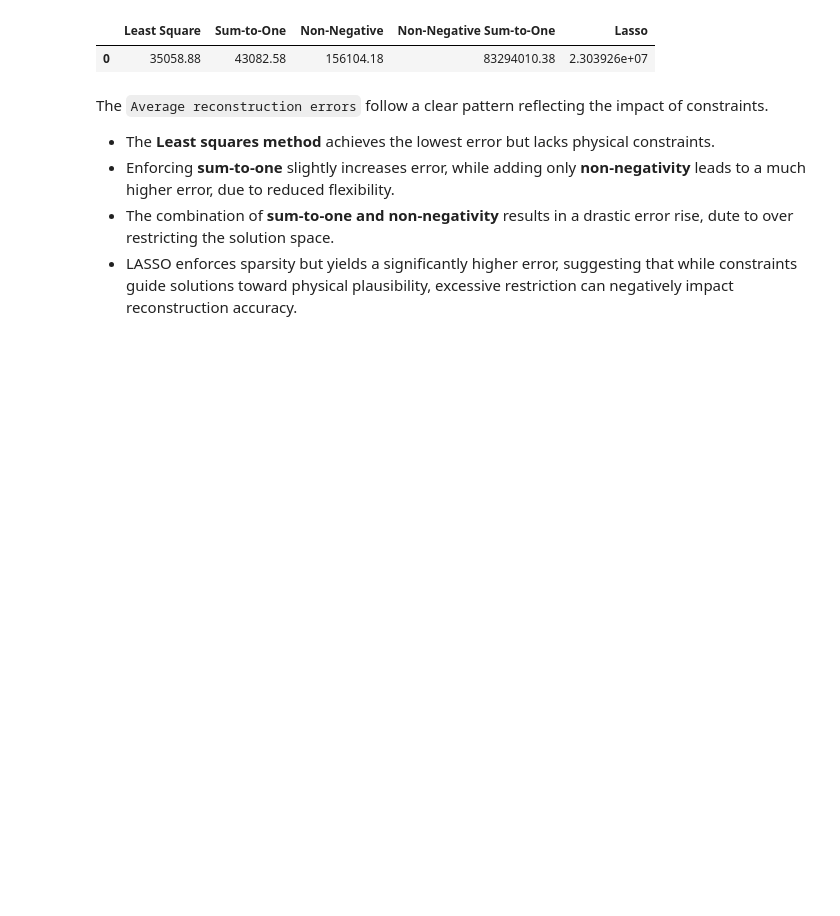
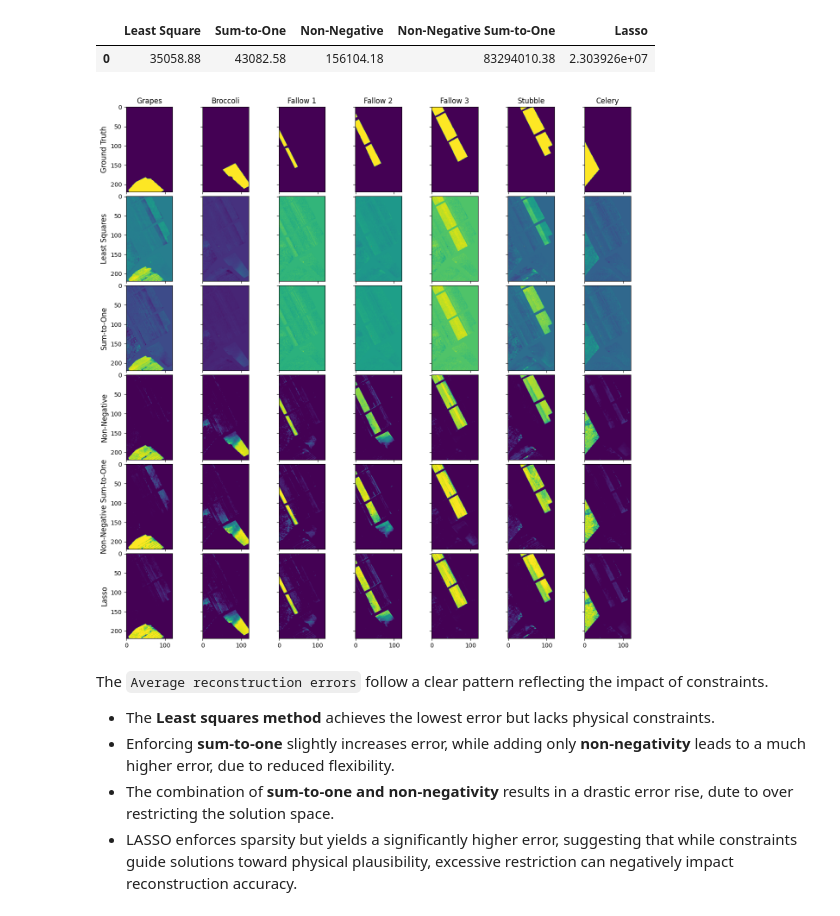
Before and after one commit to miketheofan/msc-in-data-science, a Jupyter notebook: Project_AUEB.ipynb, the cells around one changed output. Cells and saved outputs as stored; diff of their text form; code cells hidden in the pictures; blank space fills up the shorter version.

```diff
--- a/Project_AUEB.ipynb
+++ b/Project_AUEB.ipynb
@@ -186,4 +211,22 @@ def plot_abundance_map(abundance_map,  materials):
     plt.show()
+# %%
+def plot_maps_and_ground_truth(maps, materials, methods):
+
+    fig, axes = plt.subplots(len(methods) + 1, 7, figsize=(16, 16), facecolor='w', edgecolor='k', sharex=True, sharey=True)
+    fig.subplots_adjust(hspace=0.3, wspace=0.001)
+
+    for i in range(7):
+        axes[0, i].set_title(materials[i + 1])
+        axes[0, i].imshow(labels == (i + 2 if i + 2 != 8 else 1))  # Ground truth
+
+        for j, method in enumerate(methods, start=1):
+            axes[j, i].imshow(maps[method][:, :, i])
+
+    row_labels = ['Ground Truth'] + methods
+    for ax, label in zip(axes[:, 0], row_labels):
+        ax.set_ylabel(label, rotation=90, size='large')
+
+    plt.subplots_adjust(wspace=0, hspace=0.05)
 # %%
 # Map of materials
 materials = {
@@ -195,6 +238,9 @@ materials = {
     6: 'Stubble',
     7: 'Celery'
 }
+
+methods = ['Least Squares', 'Sum-to-One', 'Non-Negative', 'Non-Negative Sum-to-One', 'Lasso']
+
 errors_df = pd.DataFrame()
 abundance_maps = {}
 # %%
@@ -284,3 +311,7 @@ def plot_abundance_map(abundance_map,  materials):
+# %%
+plot_maps_and_ground_truth(abundance_maps, materials, methods)
+# %% [output]
+[figure, added]
 # %% [markdown]
 The `Average reconstruction errors` follow a clear pattern reflecting the impact of constraints.
   * The **Least squares method** achieves the lowest error but lacks physical constraints.
```
Also changed, not shown: parts of 8 cells of this notebook.
